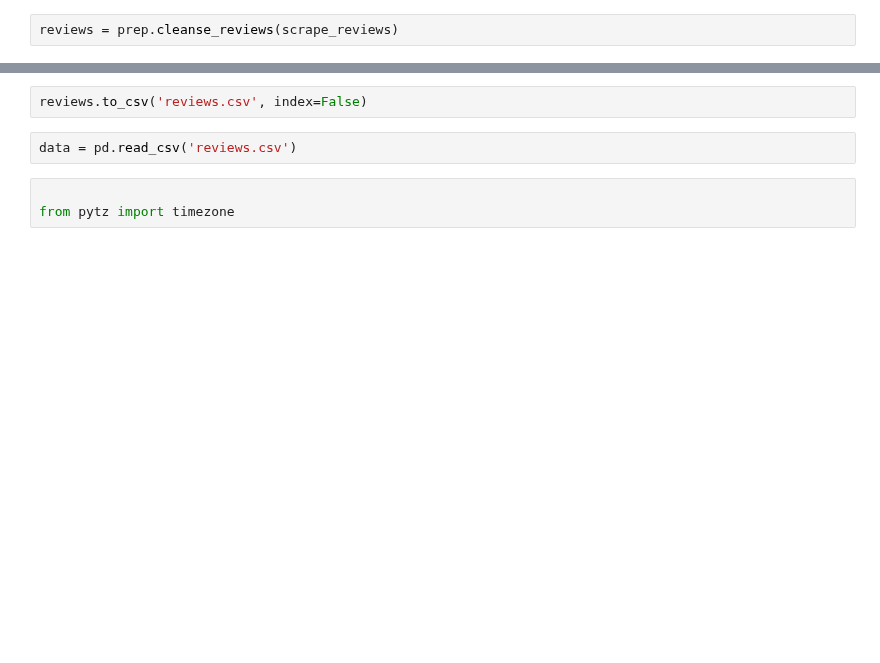
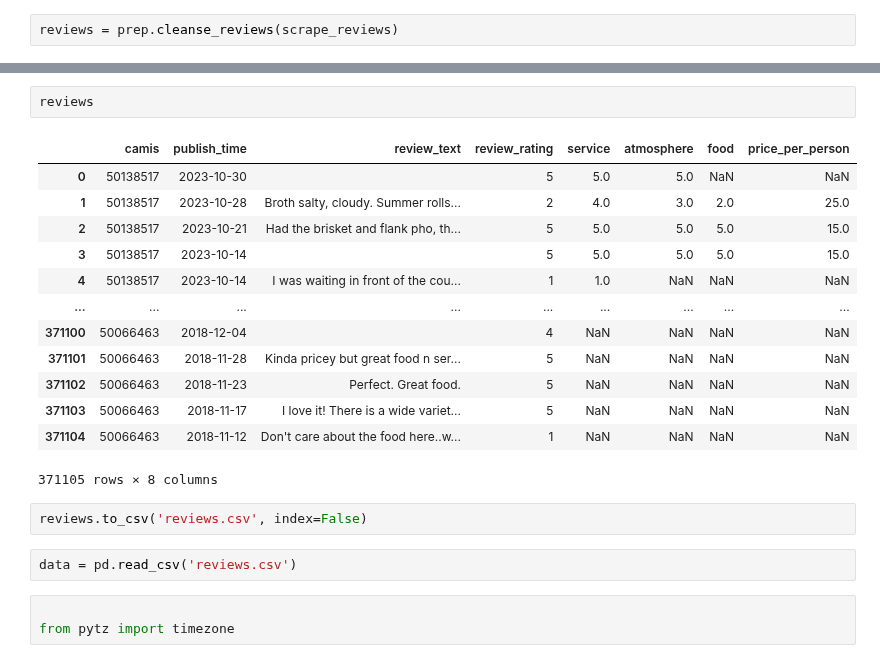
Before and after one commit to Somerville-2023/New-York-health-Inspection-Prediction, a Jupyter notebook: nick-folder/review_work.ipynb, the cells around one changed output, grey strips where cells are left out. Saved outputs shown, nothing was run; the diff lists cells and outputs as text; blank space fills up the shorter version.

```diff
--- a/nick-folder/review_work.ipynb
+++ b/nick-folder/review_work.ipynb
@@ -268,3 +300,19 @@ reviews = prep.cleanse_reviews(scrape_reviews)
+# %%
+reviews
+# %% [output]
+|  | camis | publish_time | review_text | review_rating | service | atmosphere | food | price_per_person |
+| 0 | 50138517 | 2023-10-30 |  | 5 | 5.0 | 5.0 | NaN | NaN |
+| 1 | 50138517 | 2023-10-28 | Broth salty, cloudy. Summer rolls... | 2 | 4.0 | 3.0 | 2.0 | 25.0 |
+| 2 | 50138517 | 2023-10-21 | Had the brisket and flank pho, th... | 5 | 5.0 | 5.0 | 5.0 | 15.0 |
+| 3 | 50138517 | 2023-10-14 |  | 5 | 5.0 | 5.0 | 5.0 | 15.0 |
+| 4 | 50138517 | 2023-10-14 | I was waiting in front of the cou... | 1 | 1.0 | NaN | NaN | NaN |
+| ... | ... | ... | ... | ... | ... | ... | ... | ... |
+| 371100 | 50066463 | 2018-12-04 |  | 4 | NaN | NaN | NaN | NaN |
+| 371101 | 50066463 | 2018-11-28 | Kinda pricey but great food n ser... | 5 | NaN | NaN | NaN | NaN |
+| 371102 | 50066463 | 2018-11-23 | Perfect. Great food. | 5 | NaN | NaN | NaN | NaN |
+| 371103 | 50066463 | 2018-11-17 | I love it! There is a wide variet... | 5 | NaN | NaN | NaN | NaN |
+| 371104 | 50066463 | 2018-11-12 | Don't care about the food here..w... | 1 | NaN | NaN | NaN | NaN |
+371105 rows × 8 columns
 # %%
 reviews.to_csv('reviews.csv', index=False)
 # %%
```
Also changed, not shown: parts of 2 cells of this notebook.
